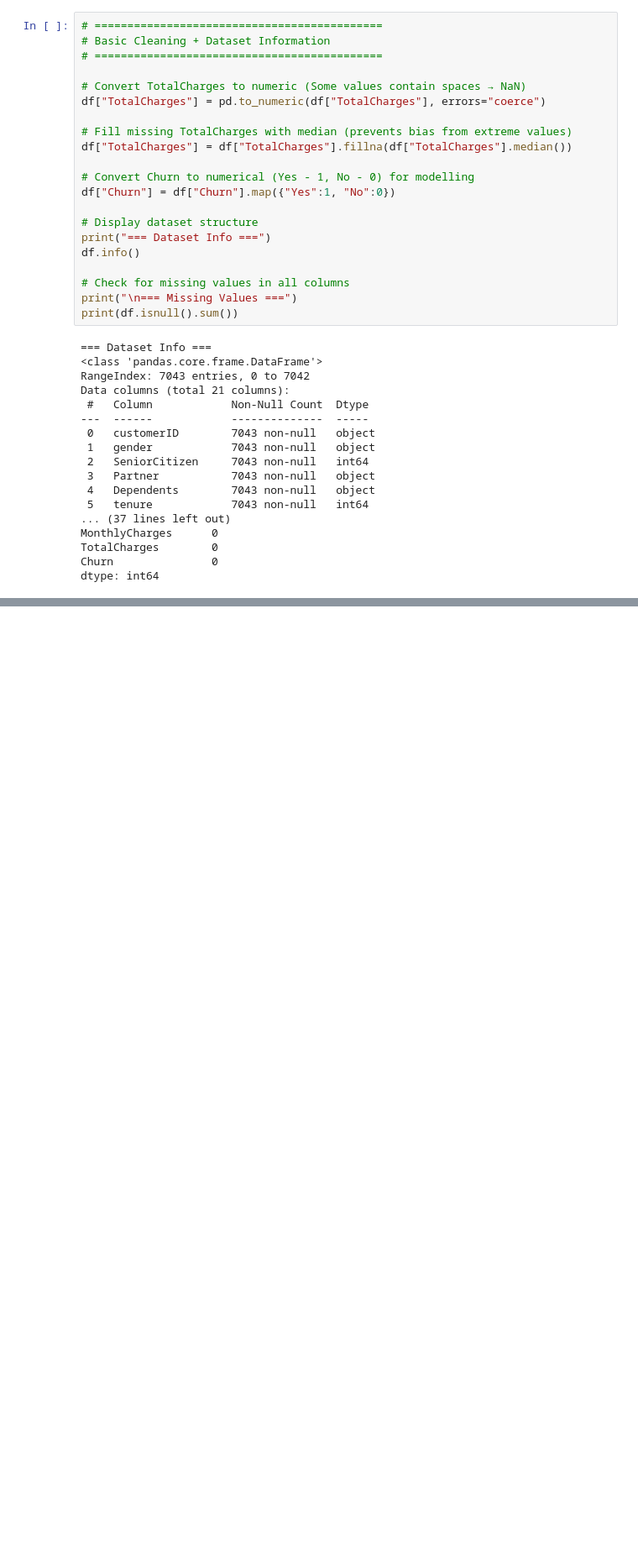
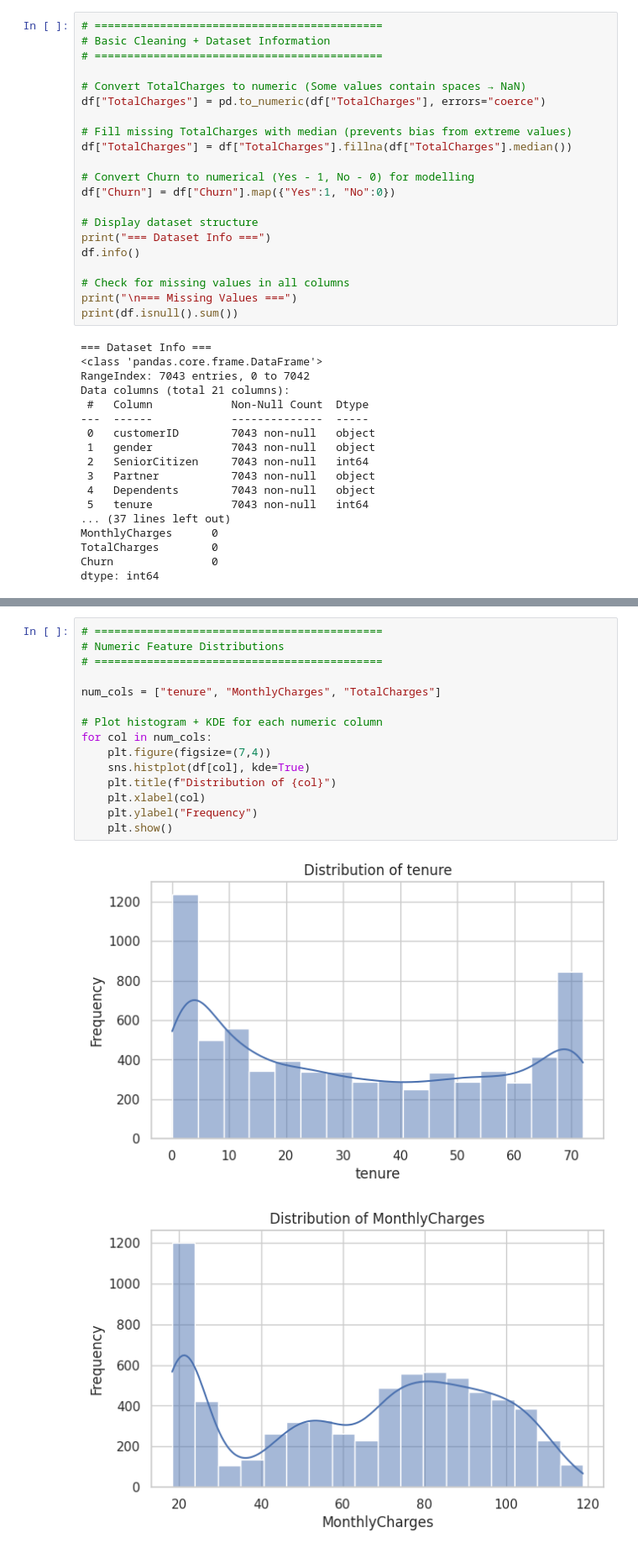
Before and after one commit to mohamedahshaan/MachineLearning_CW, a Jupyter notebook: CM2604_ML_CW.ipynb, the cells around one changed output, grey strips where cells are left out. Shown at 84% size. Saved outputs shown, nothing was run; the diff lists cells and outputs as text; blank space fills up the shorter version.

```diff
--- a/CM2604_ML_CW.ipynb
+++ b/CM2604_ML_CW.ipynb
@@ -123,3 +124,21 @@ plt.show()
 Churn counts: {0: 5174, 1: 1869}
 Churn %: {0: 73.46, 1: 26.54}
 [figure]
+# %%
+# ============================================
+# Numeric Feature Distributions
+# ============================================
+
+num_cols = ["tenure", "MonthlyCharges", "TotalCharges"]
+
+# Plot histogram + KDE for each numeric column
+for col in num_cols:
+    plt.figure(figsize=(7,4))
+    sns.histplot(df[col], kde=True)
+    plt.title(f"Distribution of {col}")
+    plt.xlabel(col)
+    plt.ylabel("Frequency")
+    plt.show()
+# %% [output]
+[figure, added]
+[figure, added]
```
Also changed, not shown: parts of 3 cells of this notebook.
